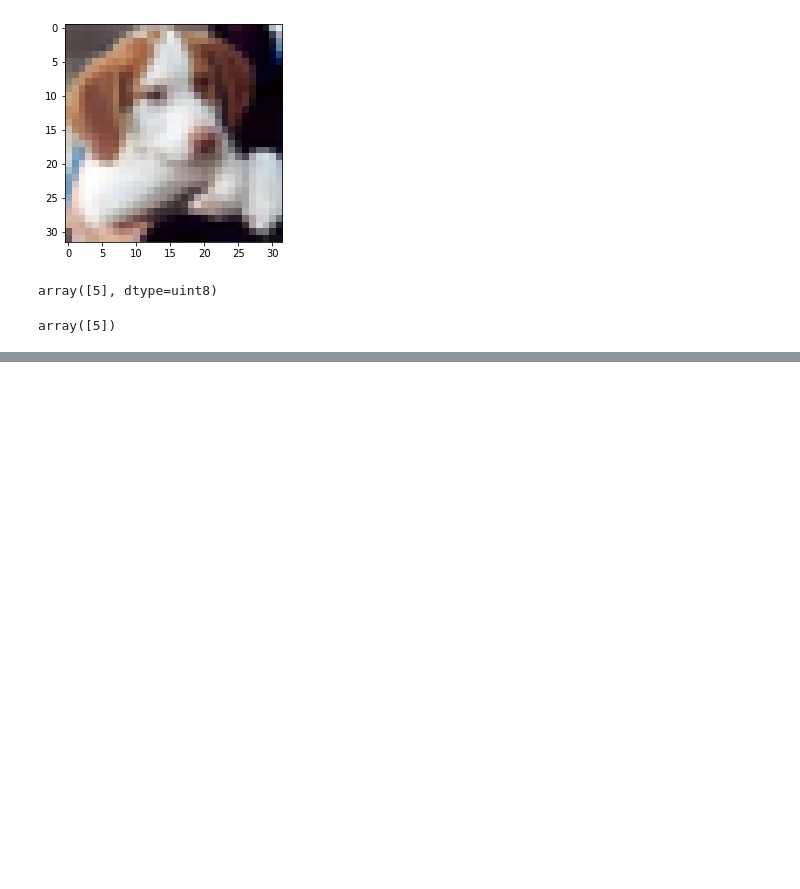
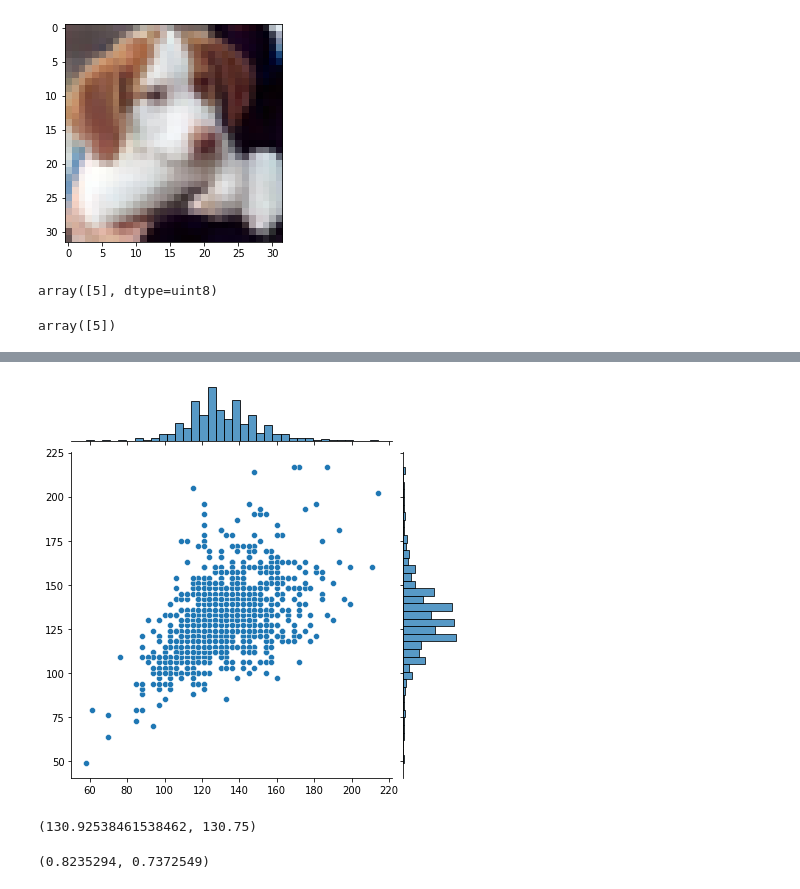
Before and after one commit to Dimisz/tensorflow_lectures, a Jupyter notebook: CNN_lecture.ipynb, the cells around one changed output, grey strips where cells are left out. Drawn from its saved outputs; the diff is of its cells as text; code cells hidden in the pictures; blank space fills up the shorter version.

```diff
--- a/CNN_lecture.ipynb
+++ b/CNN_lecture.ipynb
@@ -526,0 +633,17 @@ array([5])
+# %%
+dim1 = []
+dim2 = []
+
+for image_filename in os.listdir(test_path + "uninfected"):
+  img = imread(test_path + 'uninfected/' + image_filename)
+  d1, d2, colors = img.shape
+  dim1.append(d1)
+  dim2.append(d2)
+# %%
+sns.jointplot(dim1, dim2);
+# %% [output]
+[figure, added]
+# %%
+np.mean(dim1), np.mean(dim2)
+# %% [output]
+(130.92538461538462, 130.75)
@@ -526,0 +655,4 @@ array([5])
+# %%
+imread(para_cell).max(), imread(uninfected_cell).max() #images already rescaled
+# %% [output]
+(0.8235294, 0.7372549)
```
Also changed, not shown: parts of 62 cells of this notebook.
